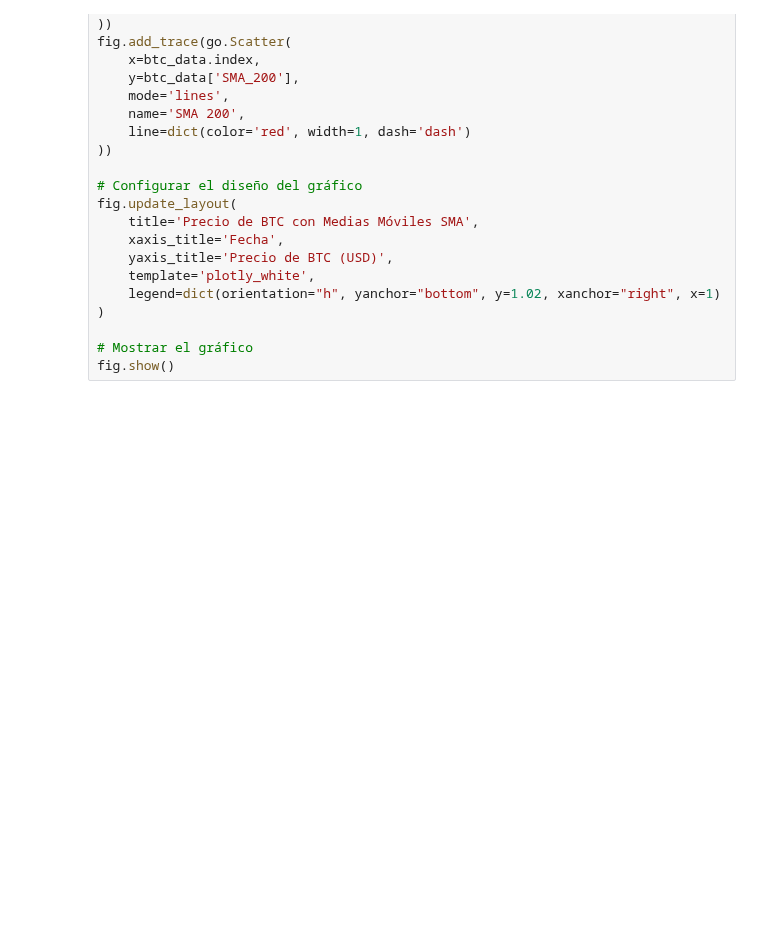
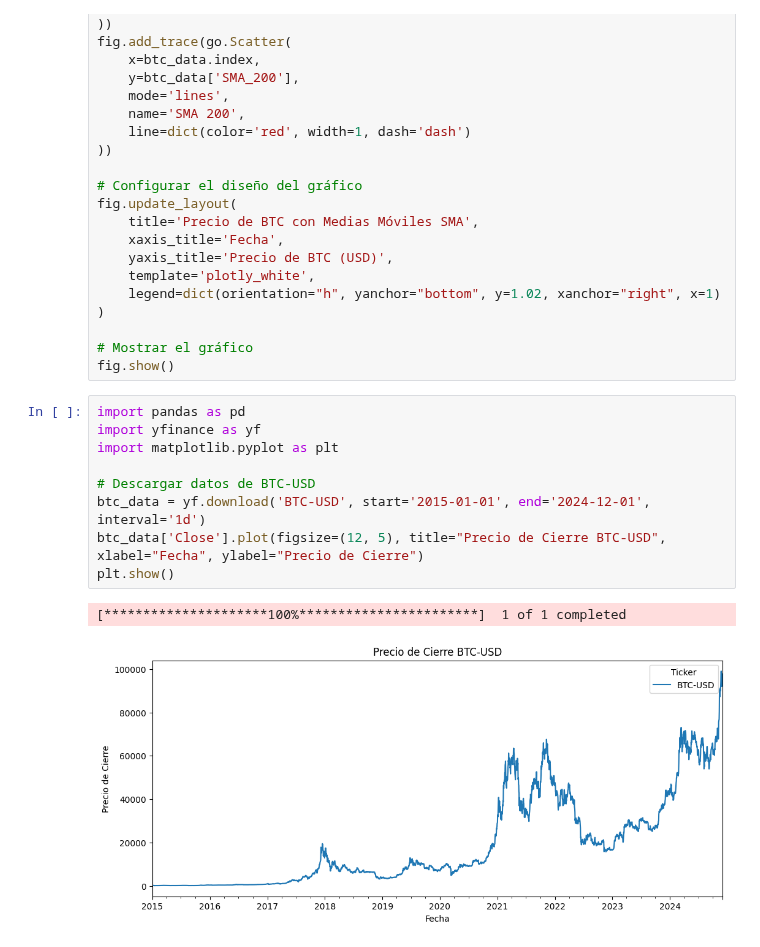
Before and after one commit to aranagarapena/quantitative-trading-analysis, a Jupyter notebook: 1. Cursos/UPM/Módulo 3/1.-ficha.ipynb, the cells around one changed output. Drawn from its saved outputs; the diff is of its cells as text; blank space fills up the shorter version.

```diff
--- a/1. Cursos/UPM/Módulo 3/1.-ficha.ipynb
+++ b/1. Cursos/UPM/Módulo 3/1.-ficha.ipynb
@@ -86,3 +268,15 @@ fig.update_layout(
 
 # Mostrar el gráfico
 fig.show()
+# %%
+import pandas as pd
+import yfinance as yf
+import matplotlib.pyplot as plt
+
+# Descargar datos de BTC-USD
+btc_data = yf.download('BTC-USD', start='2015-01-01', end='2024-12-01', interval='1d')
+btc_data['Close'].plot(figsize=(12, 5), title="Precio de Cierre BTC-USD", xlabel="Fecha", ylabel="Precio de Cierre")
+plt.show()
+# %% [output]
+[*********************100%***********************]  1 of 1 completed
+[figure, added]
```
Also changed, not shown: parts of 11 cells of this notebook, 5 other files.
